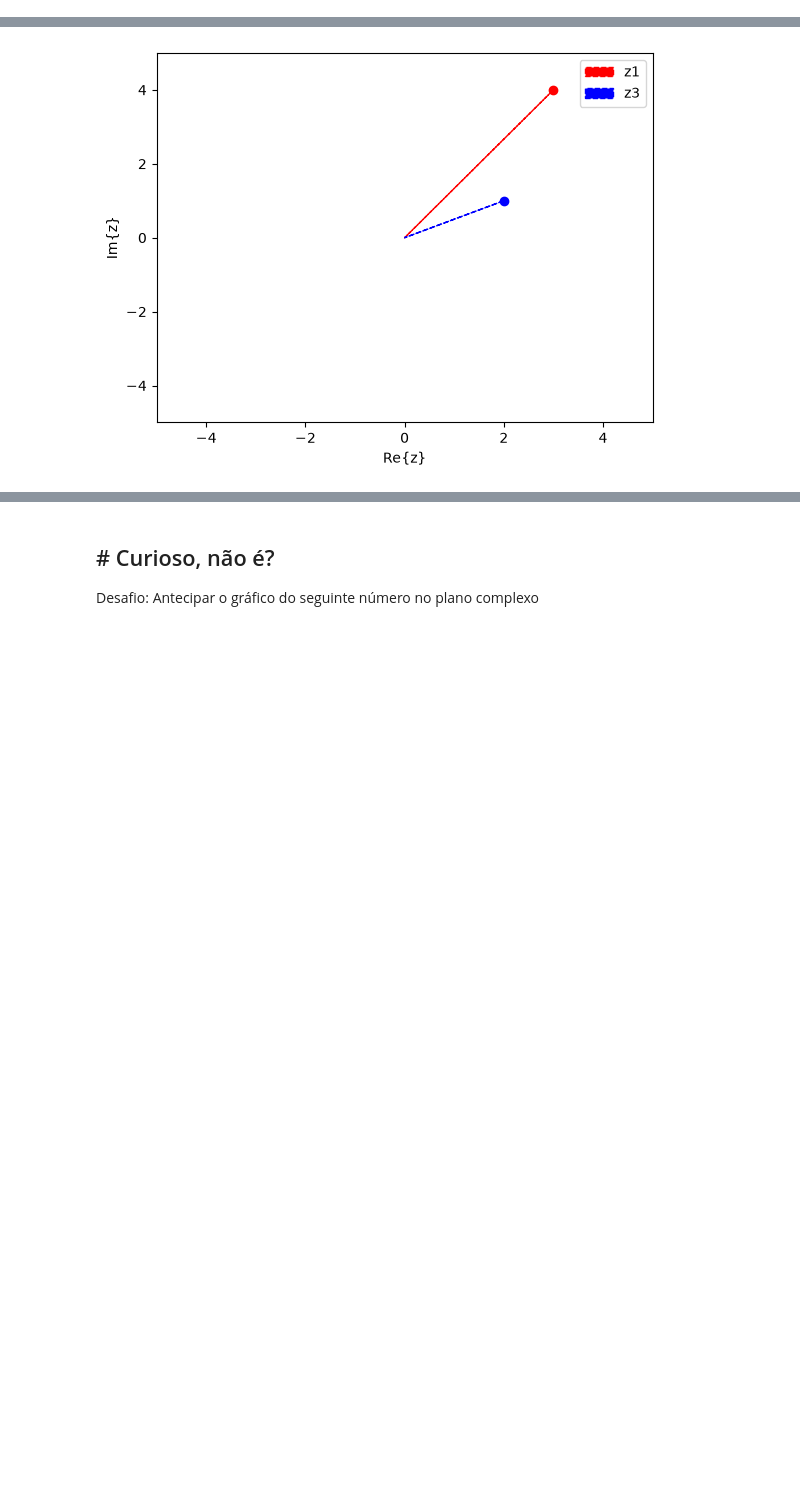
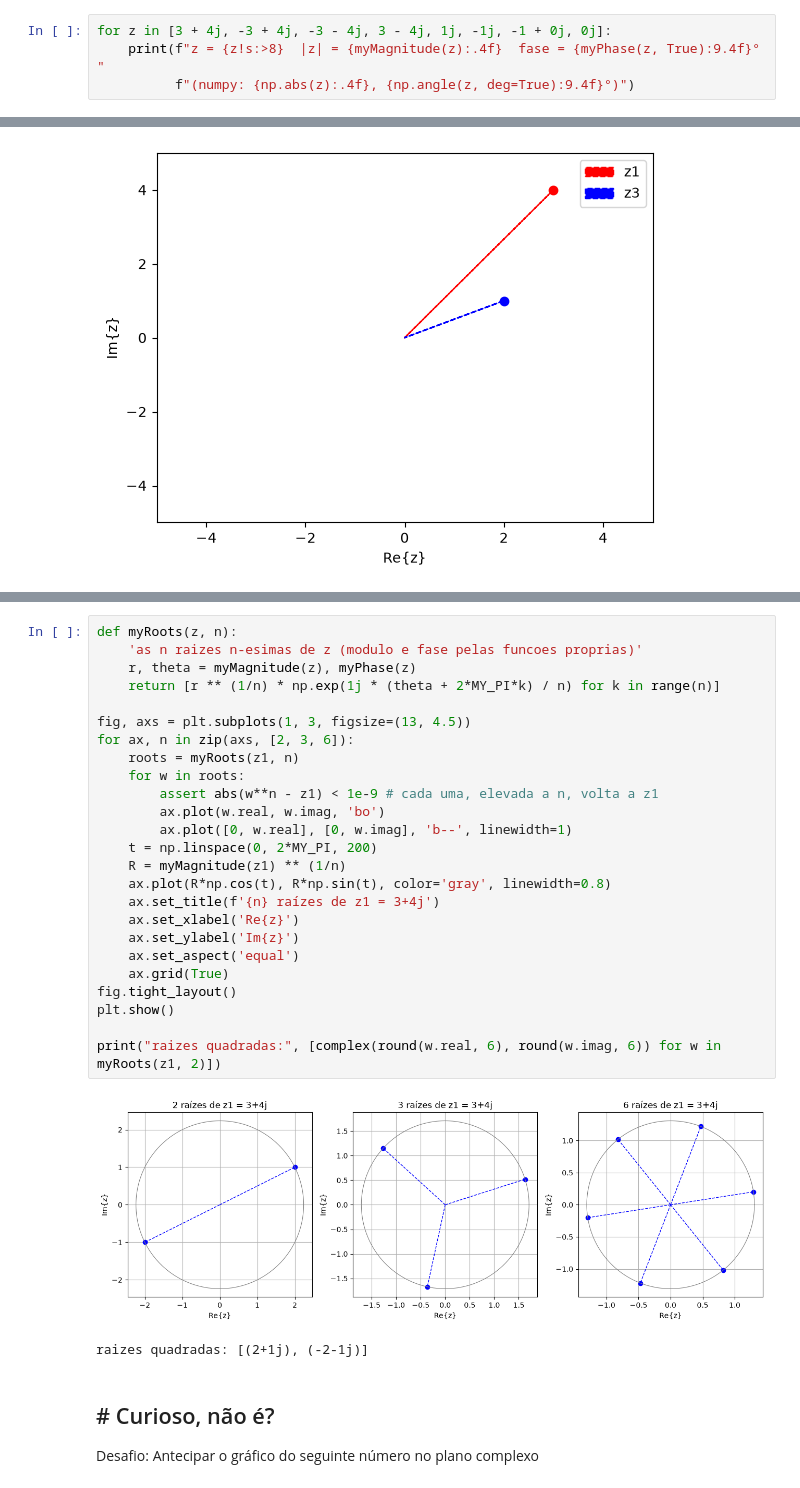
Before and after one commit to sandroxavierdeveloper/2026-2-INF0413-SignalProcessing, a Jupyter notebook: assets/labs/le05_complex-exponentials/le05_complex-numbers.ipynb, the cells around one changed output, grey strips where cells are left out. Saved outputs shown, nothing was run; the diff lists cells and outputs as text; blank space fills up the shorter version.

```diff
--- a/assets/labs/le05_complex-exponentials/le05_complex-numbers.ipynb
+++ b/assets/labs/le05_complex-exponentials/le05_complex-numbers.ipynb
@@ -86,0 +152,4 @@ z =   (3-4j)  |z| = 5.0  arctan =   -53.13°  arctan2 =   -53.13°  angle =   -5
+# %%
+for z in [3 + 4j, -3 + 4j, -3 - 4j, 3 - 4j, 1j, -1j, -1 + 0j, 0j]:
+    print(f"z = {z!s:>8}  |z| = {myMagnitude(z):.4f}  fase = {myPhase(z, True):9.4f}°   "
+          f"(numpy: {np.abs(z):.4f}, {np.angle(z, deg=True):9.4f}°)")
@@ -161,3 +269,31 @@ COMPLEXmagnitude(z3), COMPLEXphase(z3, degUnits=True)
+# %%
+def myRoots(z, n):
+    'as n raizes n-esimas de z (modulo e fase pelas funcoes proprias)'
+    r, theta = myMagnitude(z), myPhase(z)
+    return [r ** (1/n) * np.exp(1j * (theta + 2*MY_PI*k) / n) for k in range(n)]
+
+fig, axs = plt.subplots(1, 3, figsize=(13, 4.5))
+for ax, n in zip(axs, [2, 3, 6]):
+    roots = myRoots(z1, n)
+    for w in roots:
+        assert abs(w**n - z1) < 1e-9 # cada uma, elevada a n, volta a z1
+        ax.plot(w.real, w.imag, 'bo')
+        ax.plot([0, w.real], [0, w.imag], 'b--', linewidth=1)
+    t = np.linspace(0, 2*MY_PI, 200)
+    R = myMagnitude(z1) ** (1/n)
+    ax.plot(R*np.cos(t), R*np.sin(t), color='gray', linewidth=0.8)
+    ax.set_title(f'{n} raízes de z1 = 3+4j')
+    ax.set_xlabel('Re{z}')
+    ax.set_ylabel('Im{z}')
+    ax.set_aspect('equal')
+    ax.grid(True)
+fig.tight_layout()
+plt.show()
+
+print("raizes quadradas:", [complex(round(w.real, 6), round(w.imag, 6)) for w in myRoots(z1, 2)])
+# %% [output]
+[figure, added]
+raizes quadradas: [(2+1j), (-2-1j)]
 # %% [markdown]
 ## # Curioso, não é?
 Desafio: Antecipar o gráfico do seguinte número no plano complexo
```
Also changed, not shown: parts of 13 cells of this notebook, 7 other files.
